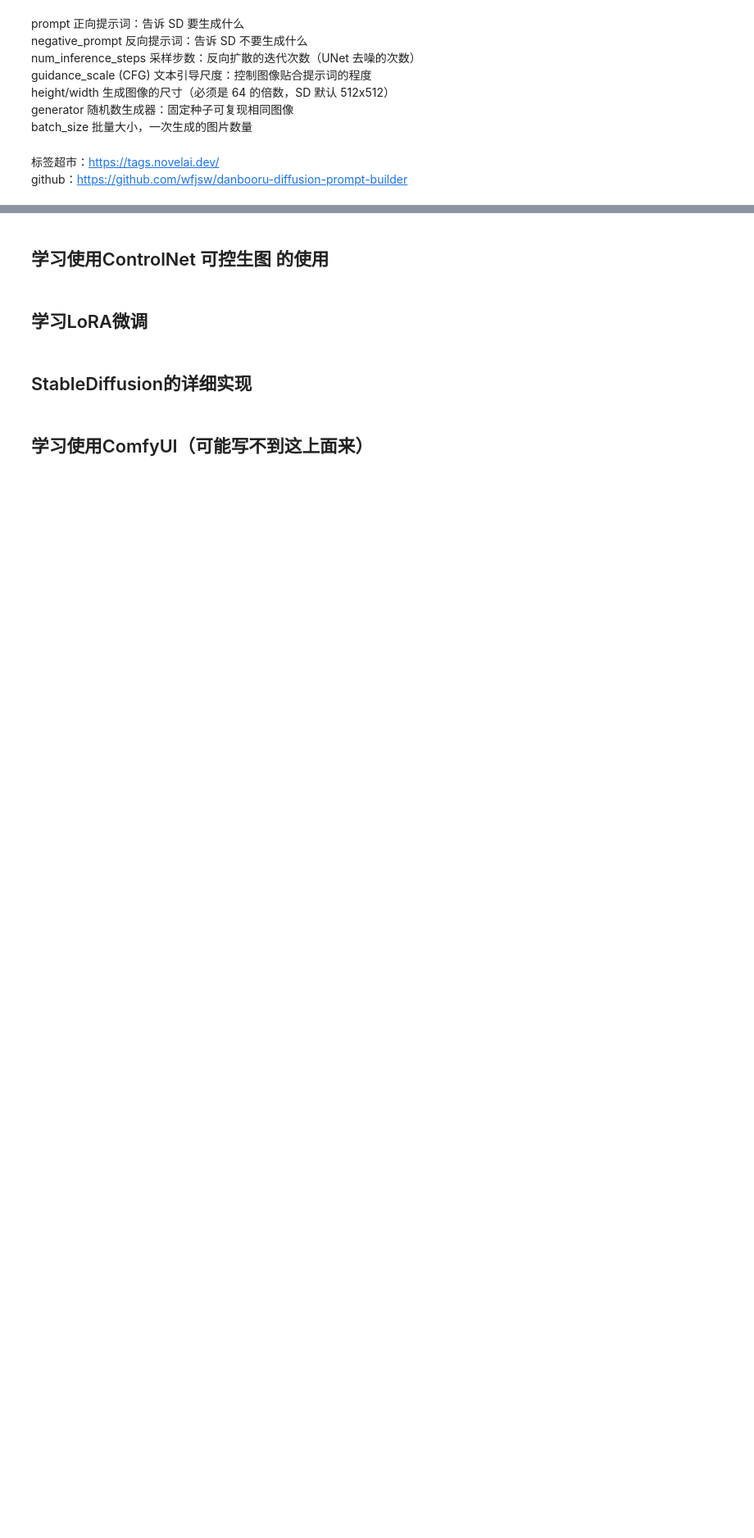
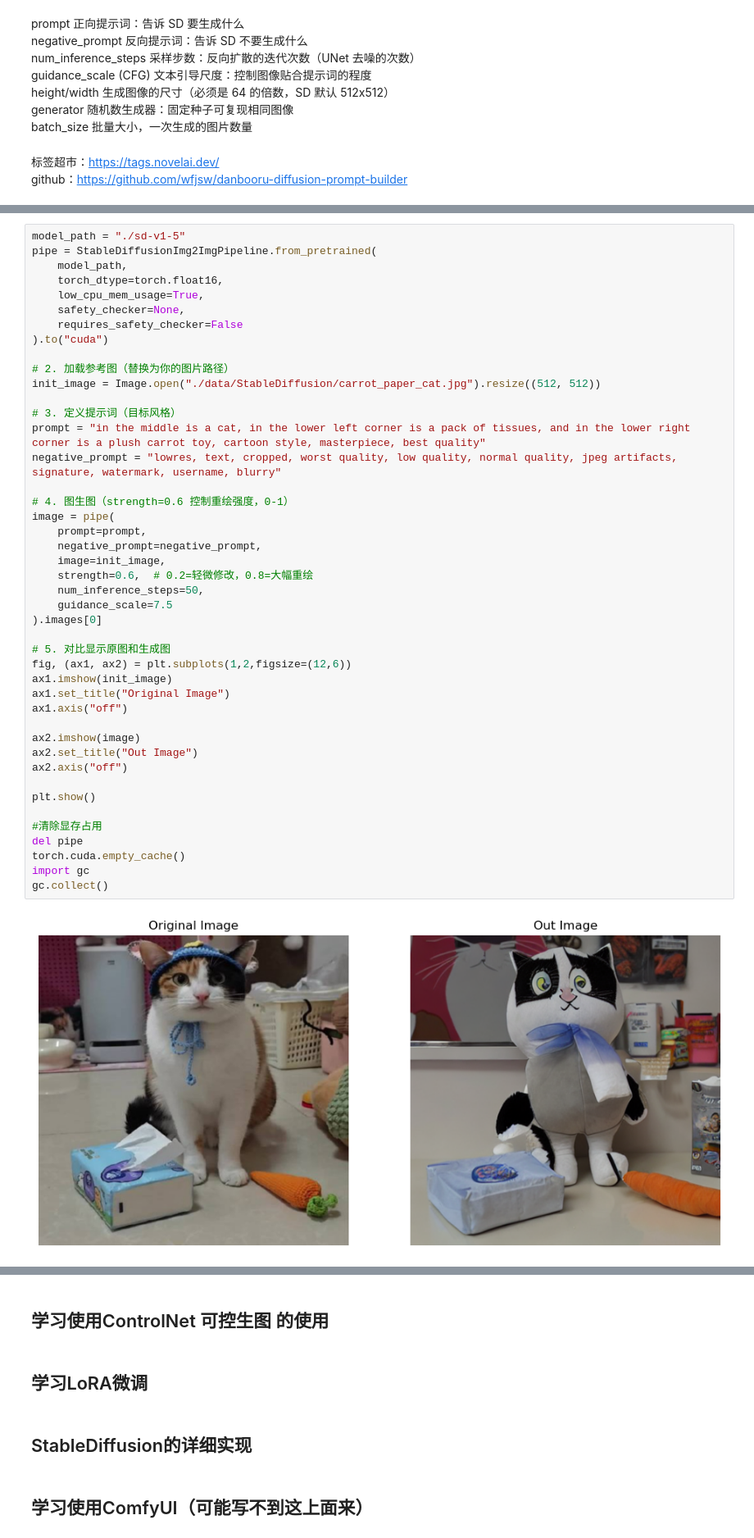
Before and after one commit to kkmlimingfeng/pytorch-study, a Jupyter notebook: StableDiffusion.ipynb, the cells around one changed output, grey strips where cells are left out. Shown at 82% size. Cells and saved outputs as stored; diff of their text form; blank space fills up the shorter version.

```diff
--- a/StableDiffusion.ipynb
+++ b/StableDiffusion.ipynb
@@ -181,0 +176,46 @@ pip install accelerate
+# %%
+model_path = "./sd-v1-5"
+pipe = StableDiffusionImg2ImgPipeline.from_pretrained(
+    model_path,
+    torch_dtype=torch.float16,
+    low_cpu_mem_usage=True,
+    safety_checker=None,
+    requires_safety_checker=False
+).to("cuda")
+
+# 2. 加载参考图（替换为你的图片路径）
+init_image = Image.open("./data/StableDiffusion/carrot_paper_cat.jpg").resize((512, 512))
+
+# 3. 定义提示词（目标风格）
+prompt = "in the middle is a cat, in the lower left corner is a pack of tissues, and in the lower right corner is a plush carrot toy, cartoon style, masterpiece, best quality"
+negative_prompt = "lowres, text, cropped, worst quality, low quality, normal quality, jpeg artifacts, signature, watermark, username, blurry"
+
+# 4. 图生图（strength=0.6 控制重绘强度，0-1）
+image = pipe(
+    prompt=prompt,
+    negative_prompt=negative_prompt,
+    image=init_image,
+    strength=0.6,  # 0.2=轻微修改，0.8=大幅重绘
+    num_inference_steps=50,
+    guidance_scale=7.5
+).images[0]
+
+# 5. 对比显示原图和生成图
+fig, (ax1, ax2) = plt.subplots(1,2,figsize=(12,6))
+ax1.imshow(init_image)
+ax1.set_title("Original Image")
+ax1.axis("off")
+
+ax2.imshow(image)
+ax2.set_title("Out Image")
+ax2.axis("off")
+
+plt.show()
+
+#清除显存占用
+del pipe
+torch.cuda.empty_cache()
+import gc
+gc.collect()
+# %% [output]
+[figure, added]
```
Also changed, not shown: parts of 30 cells of this notebook.
